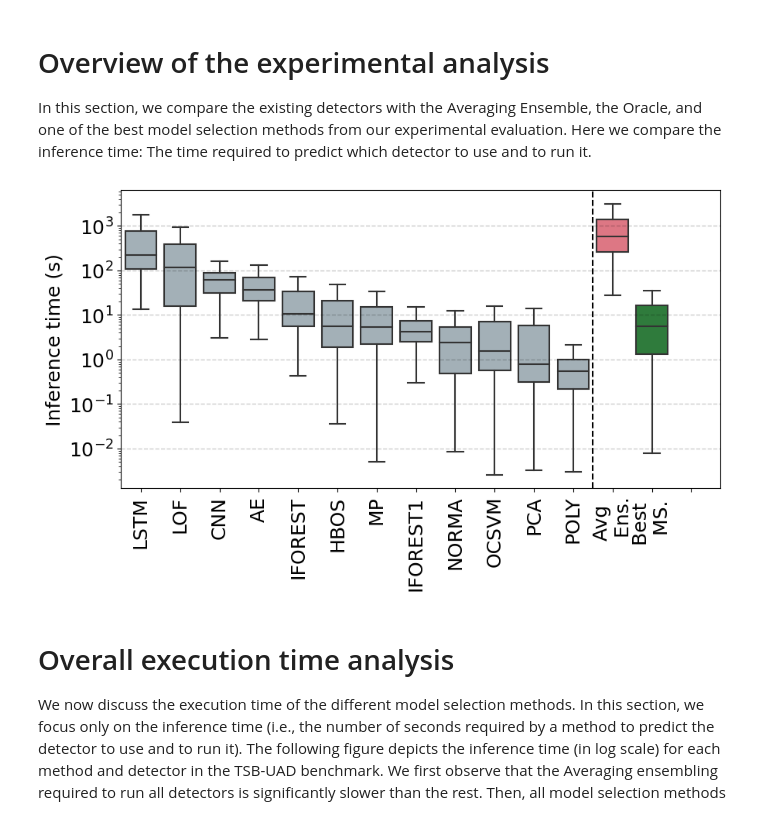
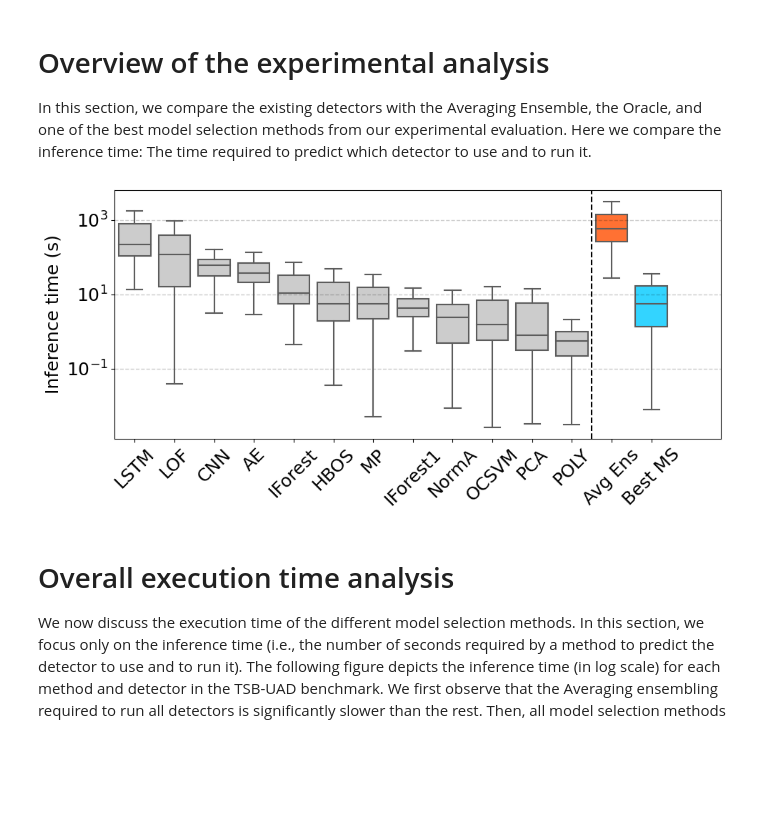
Before and after one commit to boniolp/MSAD, a Jupyter notebook: experiments/execution_time_analysis/Execution_Time_Evaluation.ipynb, the cells around one changed output. Cells and saved outputs as stored; diff of their text form; code cells hidden in the pictures; blank space fills up the shorter version.

Commit message:
More plot changes

```diff
--- a/experiments/execution_time_analysis/Execution_Time_Evaluation.ipynb
+++ b/experiments/execution_time_analysis/Execution_Time_Evaluation.ipynb
@@ -53,6 +28,7 @@ This file contains the accuracy scores for 496 time series (time series in the t
 # %%
 df = pd.read_csv('../../results/execution_time/all_inference_time.csv')
 df = df.drop(labels='Unnamed: 0',axis=1)
+df = df.rename(columns={"Avg Ens.": "Avg Ens"})
 
 methods_conv = [
     'inception_time_{}',
@@ -79,9 +55,9 @@ methods_feature = [
 
 old_methods = ['IFOREST', 'LOF', 'MP', 'NORMA', 'IFOREST1', 'HBOS', 'OCSVM','PCA', 'AE', 'CNN', 'LSTM', 'POLY']
 
-Base_methods = ['Avg Ens.']
+Base_methods = ['Avg Ens']
 
-all_length = [16,32,64,128,256,512,768,1024]
+all_length = [16, 32, 64, 128, 256, 512, 768, 1024]
 
 all_methods = old_methods + Base_methods
 all_methods += [meth.format(length) for meth in methods_conv for length in all_length]
@@ -96,6 +72,11 @@ all_methods_pred += [meth.format(length)+"_pred" for meth in methods_feature for
 
 all_methods_class = list(set([x.rsplit('_', 1)[0] for x in all_methods]))
 
+# Create a list of all different classes of methods
+split = [x.rsplit('_', 1)[0] for x in all_methods]
+used = set()
+all_methods_class = [x for x in split if x not in used and (used.add(x) or True)]
+
 df
 # %% [output]
 |  | filename | NORMA | IFOREST1 | IFOREST | MP | HBOS | POLY | OCSVM | AE | PCA | ... | ... |
@@ -116,31 +143,37 @@ df
 
 In this section, we compare the existing detectors with the Averaging Ensemble, the Oracle, and one of the best model selection methods from our experimental evaluation. Here we compare the inference time: The time required to predict which detector to use and to run it.
 # %%
-from tqdm.notebook import tqdm_notebook as tqdm
-
 def plot_result_boxplot_dataset():
     plt.rcParams.update({'font.size': 18})
-    plt.figure(figsize=(10,5))
+    plt.figure(figsize=(10, 5))
     plt.grid(color='k', linestyle='--', linewidth=1, alpha=0.2)
 
-    old_method_order = ['LSTM','LOF','CNN','AE','IFOREST','HBOS','MP','IFOREST1','NORMA','OCSVM','PCA','POLY']
-    my_pal = {method:"#A0B1BA" for method in old_method_order}
-    my_pal = {**my_pal, **{"Avg Ens.":methods_colors["avg_ens"], 'resnet_1024':methods_colors["best_ms"],'Oracle':methods_colors["oracle"] }}
-    bplot = sns.boxplot(data=df[old_method_order+['Avg Ens.','resnet_1024']],palette=my_pal,showfliers = False)
+    old_method_order = ['LSTM', 'LOF', 'CNN', 'AE', 'IFOREST', 'HBOS', 'MP', 'IFOREST1', 'NORMA', 'OCSVM', 'PCA', 'POLY']
+    my_pal = {method: methods_colors["detectors"] for method in old_method_order}
+    my_pal = {**my_pal, **{"Avg Ens":methods_colors["avg_ens"], 'resnet_1024':methods_colors["best_ms"],'Oracle':methods_colors["oracle"] }}
 
-    plt.xticks(rotation=40)
-    plt.xticks(list(range(15)), old_method_order + ['Avg \n Ens.', 'Best \n MS.',''],rotation=90)
+    tmp_methods = old_method_order + ['Avg Ens', 'resnet_1024']
+    bplot = sns.boxplot(data=df[tmp_methods], palette=my_pal, showfliers = False, saturation=1)
+
+    xticks_labels = []
+    for x in tmp_methods:
+        if x != 'resnet_1024':
+            xticks_labels.append(final_names[x])
+        else:
+            xticks_labels.append(final_names['best_ms'])
+
+    plt.xticks(list(range(len(xticks_labels))), xticks_labels, rotation=45)
     plt.ylabel('Inference time (s)')
 
     plt.yscale('log')
-    plt.axvline(11.5,color='black',linestyle='--')
-    plt.xlim(-0.5,14.75)
-#     plt.tight_layout()
+    plt.axvline(11.5, color='black', linestyle='--')
+    plt.xlim(-0.5, 14.75)
+    plt.tight_layout()
     plt.show()
 
 plot_result_boxplot_dataset()
 # %% [output]
-[figure, old version]
+[figure, new version]
 # %% [markdown]
 # Overall execution time analysis
 
```
Also changed, not shown: parts of 6 cells of this notebook, 2 other files.
